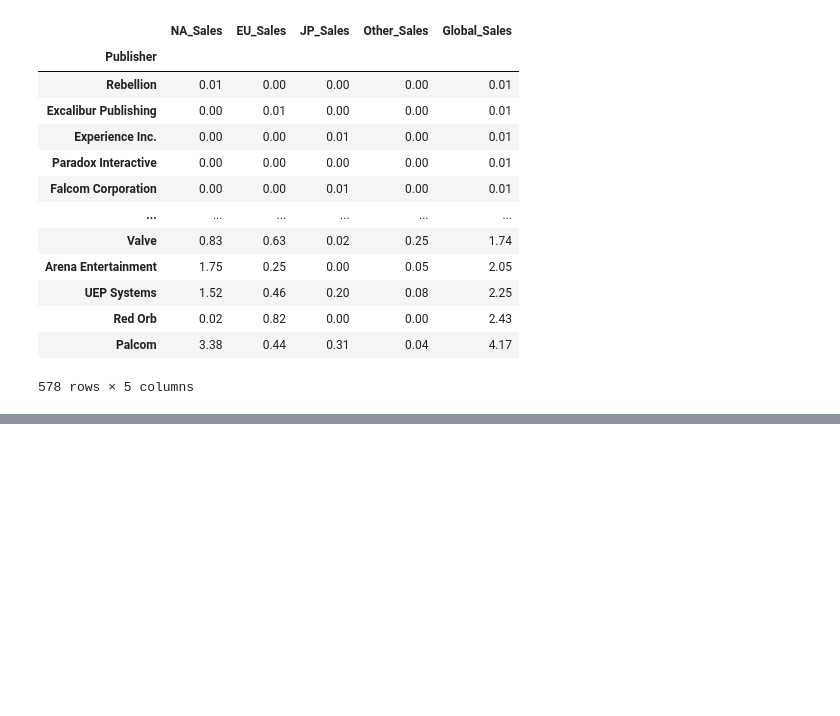
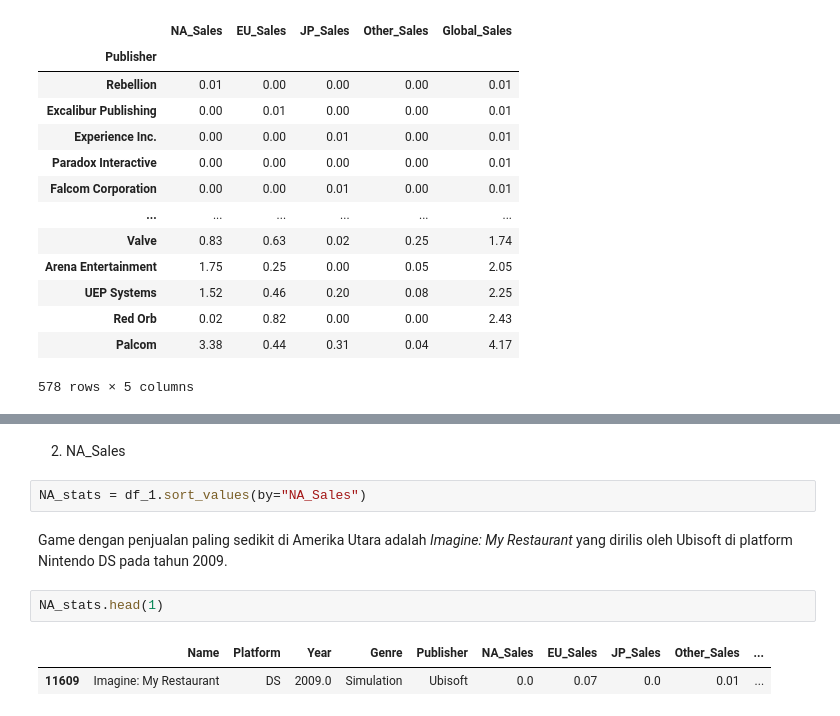
Before and after one commit to nexusprime-hak/Tubes-Pengkom-K-20-2023_2, a Jupyter notebook: Tugas_5.ipynb, the cells around one changed output, grey strips where cells are left out. Cells and saved outputs as stored; diff of their text form; blank space fills up the shorter version.

```diff
--- a/Tugas_5.ipynb
+++ b/Tugas_5.ipynb
@@ -673,0 +741,11 @@ pub.min().sort_values(by="Global_Sales", ascending=True)
+# %% [markdown]
+2. NA_Sales
+# %%
+NA_stats = df_1.sort_values(by="NA_Sales")
+# %% [markdown]
+Game dengan penjualan paling sedikit di Amerika Utara adalah <i>Imagine: My Restaurant</i> yang dirilis oleh Ubisoft di platform Nintendo DS pada tahun 2009.
+# %%
+NA_stats.head(1)
+# %% [output]
+|  | Name | Platform | Year | Genre | Publisher | NA_Sales | EU_Sales | JP_Sales | Other_Sales | ... |
+| 11609 | Imagine: My Restaurant | DS | 2009.0 | Simulation | Ubisoft | 0.0 | 0.07 | 0.0 | 0.01 | ... |
```
Also changed, not shown: parts of 48 cells of this notebook.
